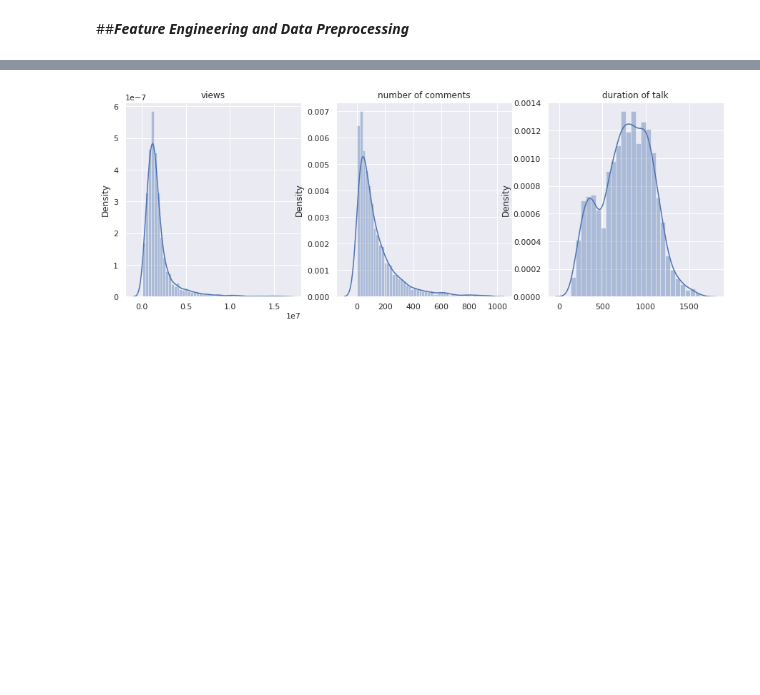
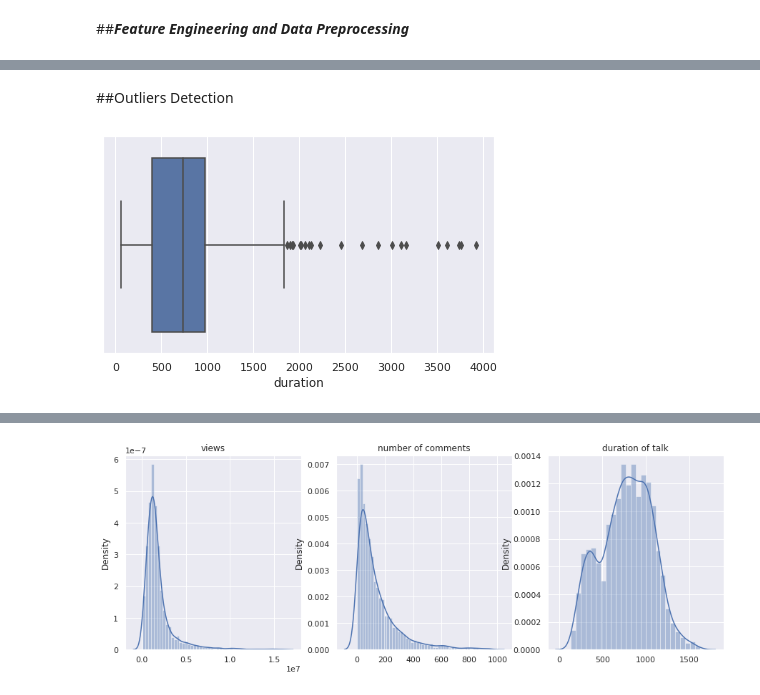
Before and after one commit to Rahul2661998/Capstone-Project-Ted-Talk-Views-Prediction-, a Jupyter notebook: Ted_Talk_Views_Predictions.ipynb, the cells around one changed output, grey strips where cells are left out. Saved outputs shown, nothing was run; the diff lists cells and outputs as text; code cells hidden in the pictures; blank space fills up the shorter version.

```diff
--- a/Ted_Talk_Views_Predictions.ipynb
+++ b/Ted_Talk_Views_Predictions.ipynb
@@ -458,0 +468,7 @@ plt.show()
+# %% [markdown]
+##Outliers Detection
+# %%
+sns.boxplot(raw_data['duration'], data= raw_data)
+plt.show()
+# %% [output]
+[figure, added]
```
Also changed, not shown: parts of 46 cells of this notebook.
